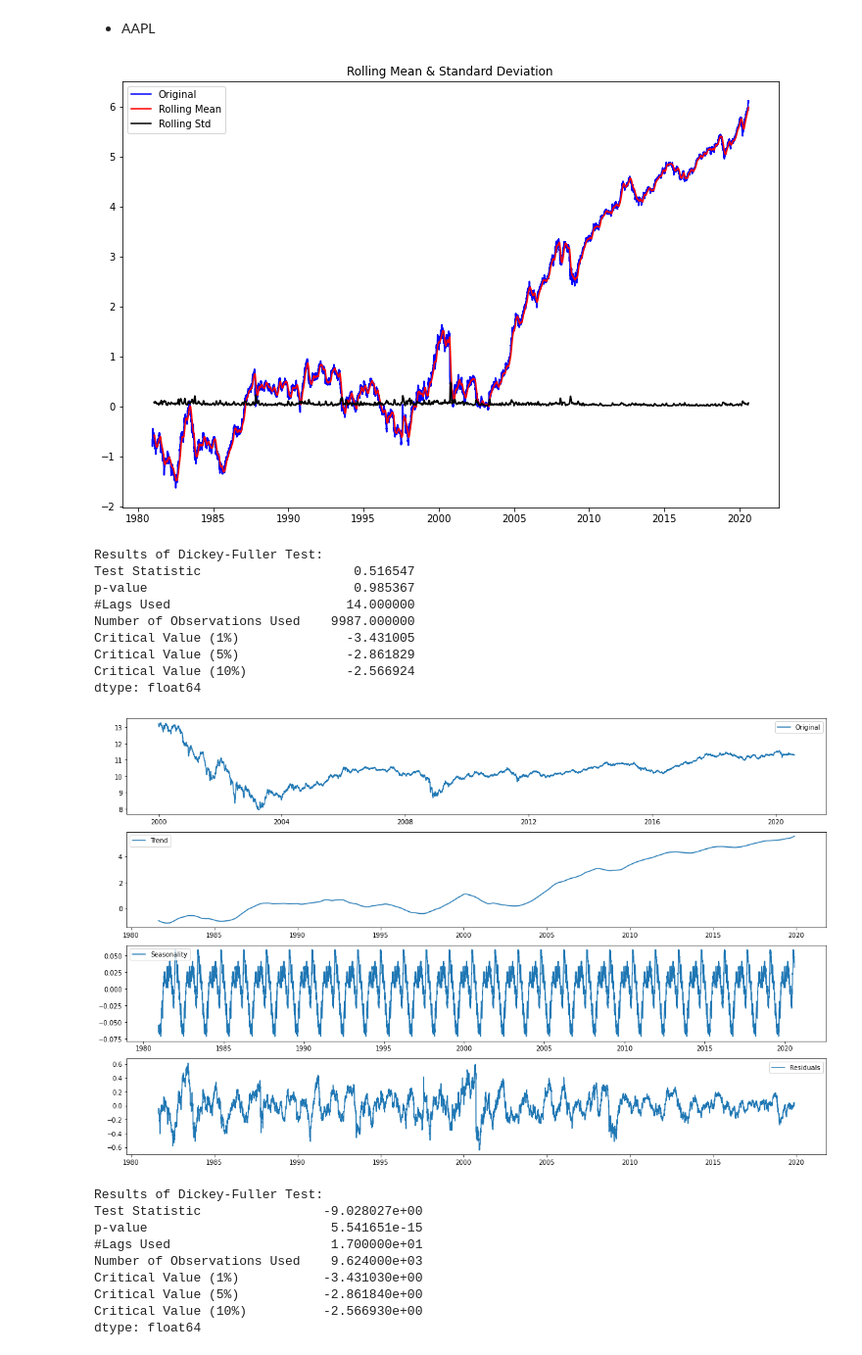
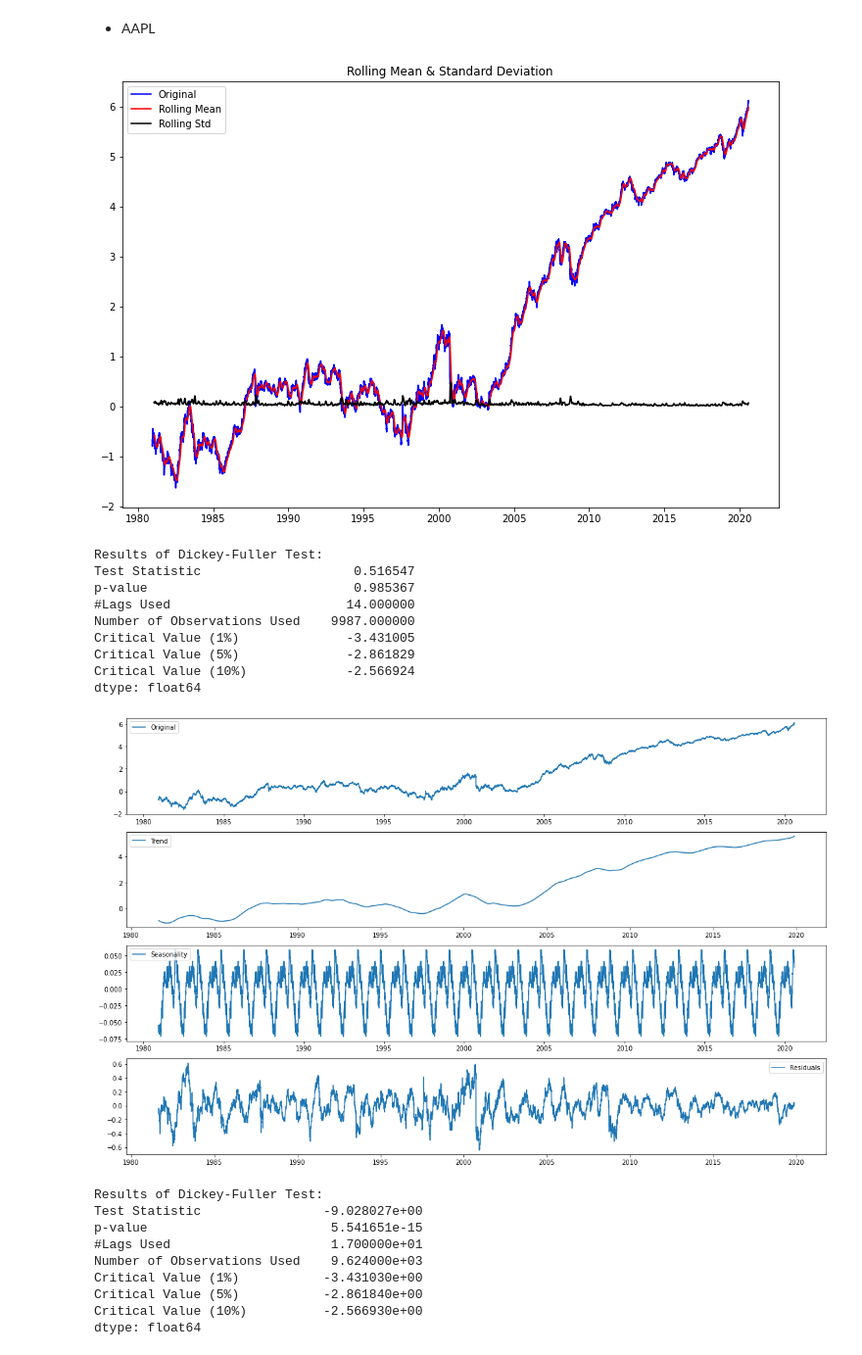
Before and after one commit to benestump/Aiffel, a Jupyter notebook: 06_stock_prediction/E6_Project_Stock_Prediction.ipynb, the cells around one changed output. Shown at 98% size. Cells and saved outputs as stored; diff of their text form; code cells hidden in the pictures.

```diff
--- a/06_stock_prediction/E6_Project_Stock_Prediction.ipynb
+++ b/06_stock_prediction/E6_Project_Stock_Prediction.ipynb
@@ -129,35 +137,35 @@ augmented_dickey_fuller_test(aapl_ts_log)
 decomposition = seasonal_decompose(aapl_ts_log, model='additive', period = 360)
 
 trend = decomposition.trend
 seasonal = decomposition.seasonal
 residual = decomposition.resid
 
 plt.figure(figsize=(16, 10))
 plt.subplot(411)
-plt.plot(ts_log, label='Original')
+plt.plot(aapl_ts_log, label='Original')
 plt.legend(loc='best')
 plt.subplot(412)
 plt.plot(trend, label='Trend')
 plt.legend(loc='best')
 plt.subplot(413)
 plt.plot(seasonal,label='Seasonality')
 plt.legend(loc='best')
 plt.subplot(414)
 plt.plot(residual, label='Residuals')
 plt.legend(loc='best')
 plt.tight_layout()
 # %% [output]
 [figure]
 Results of Dickey-Fuller Test:
 Test Statistic                    0.516547
 p-value                           0.985367
 #Lags Used                       14.000000
 Number of Observations Used    9987.000000
 Critical Value (1%)              -3.431005
 Critical Value (5%)              -2.861829
 Critical Value (10%)             -2.566924
 dtype: float64
-[figure, old version]
+[figure, new version]
 # %%
 residual.dropna(inplace=True)
 augmented_dickey_fuller_test(residual)
```
Also changed, not shown: parts of 20 cells of this notebook.
